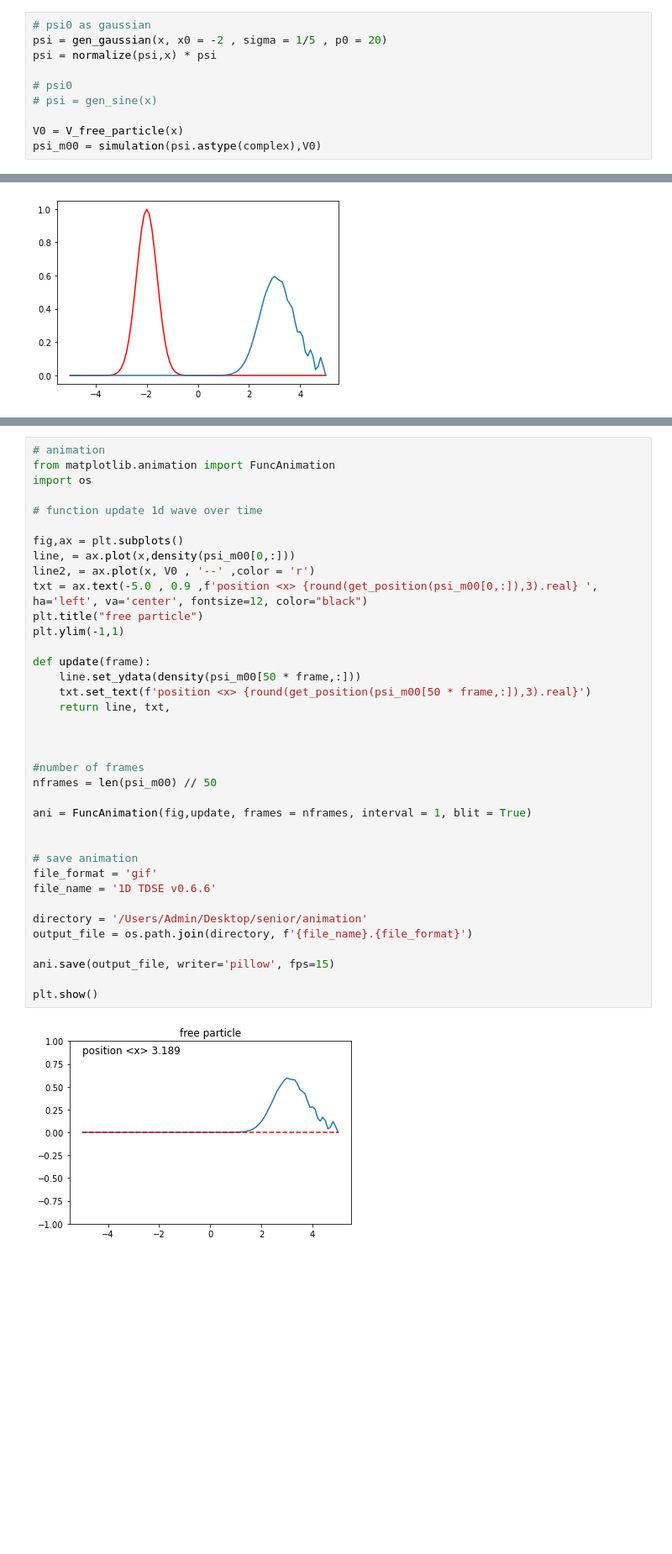
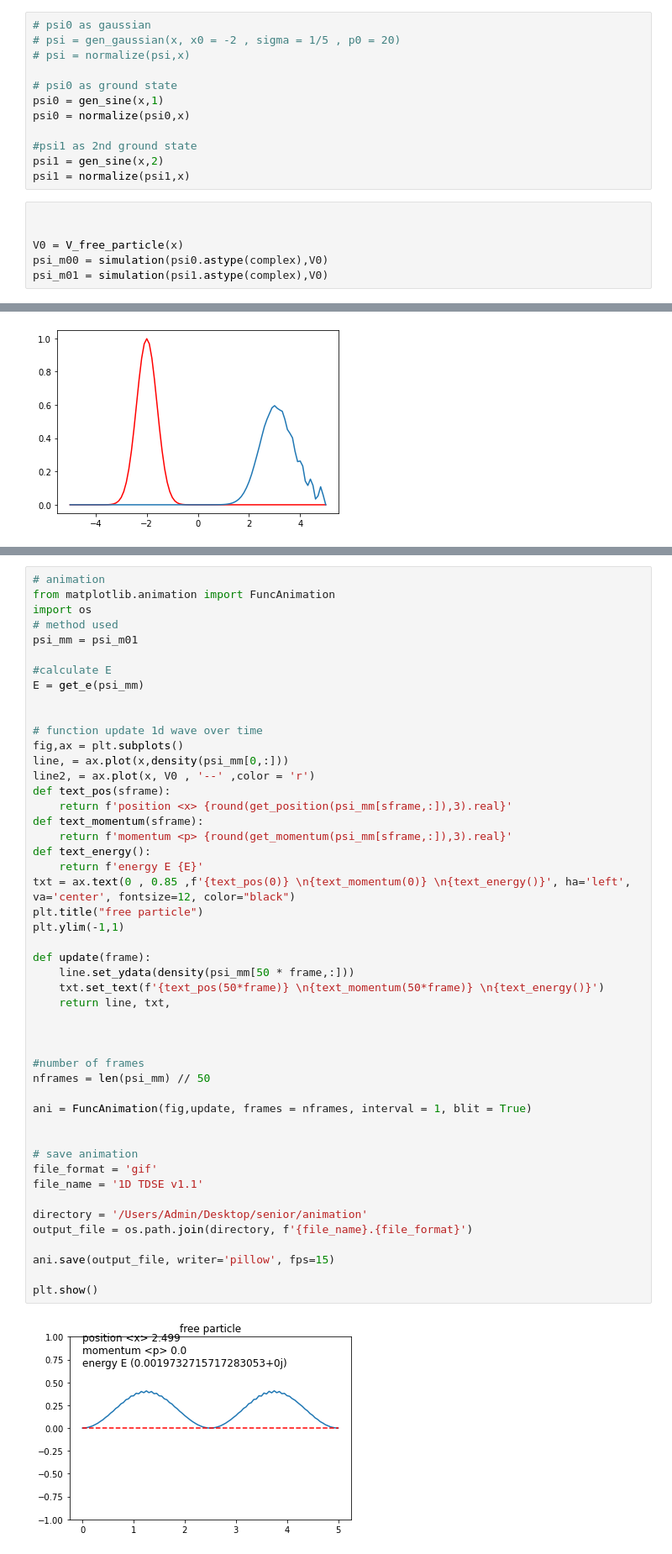
Before and after one commit to sushiTonpai/schrodinger, a Jupyter notebook: Time-dependent schrodinger in 1D.ipynb, the cells around one changed output, grey strips where cells are left out. Shown at 84% size. Cells and saved outputs as stored; diff of their text form; blank space fills up the shorter version.

```diff
--- a/Time-dependent schrodinger in 1D.ipynb
+++ b/Time-dependent schrodinger in 1D.ipynb
@@ -149,11 +149,19 @@ def simulation(psi,V):
     return psi_tot
 # %%
 # psi0 as gaussian
-psi = gen_gaussian(x, x0 = -2 , sigma = 1/5 , p0 = 20)
-psi = normalize(psi,x) * psi
+# psi = gen_gaussian(x, x0 = -2 , sigma = 1/5 , p0 = 20)
+# psi = normalize(psi,x)
 
-# psi0
-# psi = gen_sine(x)
+# psi0 as ground state
+psi0 = gen_sine(x,1)
+psi0 = normalize(psi0,x)
 
-V0 = V_free_particle(x)
-psi_m00 = simulation(psi.astype(complex),V0)
+#psi1 as 2nd ground state
+psi1 = gen_sine(x,2)
+psi1 = normalize(psi1,x)
+# %%
+
+
+V0 = V_free_particle(x)
+psi_m00 = simulation(psi0.astype(complex),V0)
+psi_m01 = simulation(psi1.astype(complex),V0)
@@ -236,38 +222,49 @@ plt.plot(x, V)
 # animation
 from matplotlib.animation import FuncAnimation
 import os
+# method used
+psi_mm = psi_m01
+
+#calculate E
+E = get_e(psi_mm)
+
 
 # function update 1d wave over time
-
 fig,ax = plt.subplots()
-line, = ax.plot(x,density(psi_m00[0,:]))
+line, = ax.plot(x,density(psi_mm[0,:]))
 line2, = ax.plot(x, V0 , '--' ,color = 'r')
-txt = ax.text(-5.0 , 0.9 ,f'position <x> {round(get_position(psi_m00[0,:]),3).real} ', ha='left', va='center', fontsize=12, color="black")
+def text_pos(sframe):
+    return f'position <x> {round(get_position(psi_mm[sframe,:]),3).real}'
+def text_momentum(sframe):
+    return f'momentum <p> {round(get_momentum(psi_mm[sframe,:]),3).real}'
+def text_energy():
+    return f'energy E {E}'
+txt = ax.text(0 , 0.85 ,f'{text_pos(0)} \n{text_momentum(0)} \n{text_energy()}', ha='left', va='center', fontsize=12, color="black")
 plt.title("free particle")
 plt.ylim(-1,1)
 
 def update(frame):
-    line.set_ydata(density(psi_m00[50 * frame,:]))
-    txt.set_text(f'position <x> {round(get_position(psi_m00[50 * frame,:]),3).real}')
+    line.set_ydata(density(psi_mm[50 * frame,:]))
+    txt.set_text(f'{text_pos(50*frame)} \n{text_momentum(50*frame)} \n{text_energy()}')
     return line, txt,
 
 
 
 #number of frames
-nframes = len(psi_m00) // 50
+nframes = len(psi_mm) // 50
 
 ani = FuncAnimation(fig,update, frames = nframes, interval = 1, blit = True)
 
 
 # save animation
 file_format = 'gif'
-file_name = '1D TDSE v0.6.6'
+file_name = '1D TDSE v1.1'
 
 directory = '/Users/Admin/Desktop/senior/animation'
 output_file = os.path.join(directory, f'{file_name}.{file_format}')
 
 ani.save(output_file, writer='pillow', fps=15)
 
 plt.show()
 # %% [output]
-[figure, old version]
+[figure, new version]
```
Also changed, not shown: parts of 7 cells of this notebook, 40 other files.
